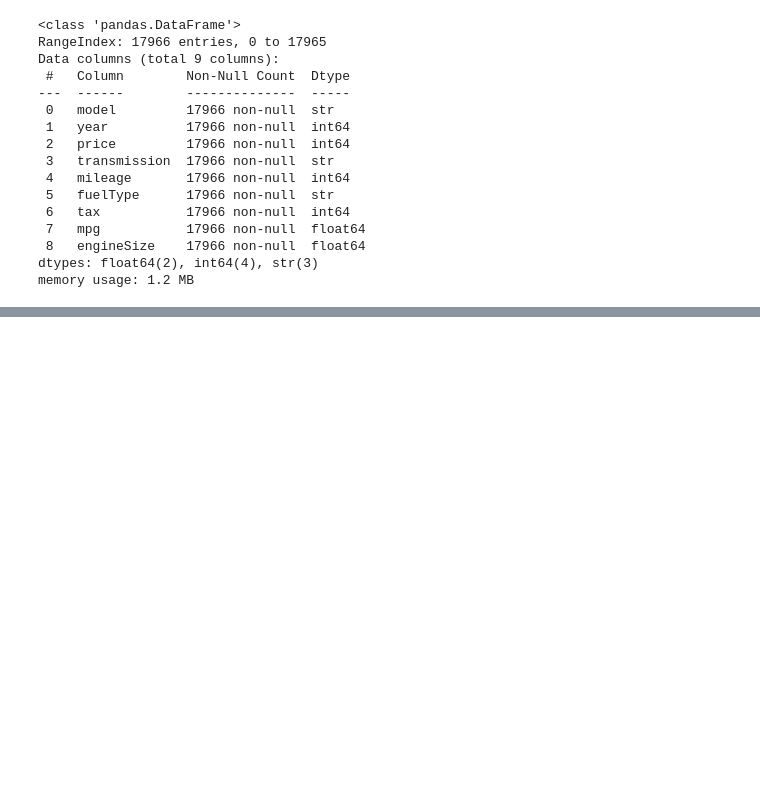
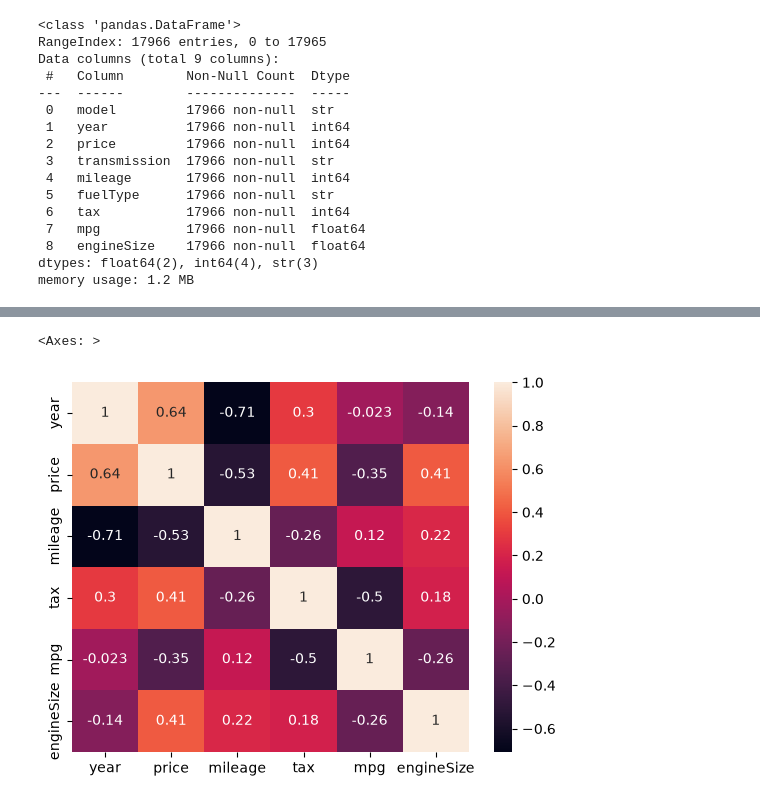
Before and after one commit to Shahria-Faysal/Car-Price-Prediction-Model, a Jupyter notebook: price_prediction.ipynb, the cells around one changed output, grey strips where cells are left out. Cells and saved outputs as stored; diff of their text form; code cells hidden in the pictures; blank space fills up the shorter version.

```diff
--- a/price_prediction.ipynb
+++ b/price_prediction.ipynb
@@ -39,0 +72,5 @@ memory usage: 1.2 MB
+# %%
+sns.heatmap(df.corr(numeric_only=True), annot=True)
+# %% [output]
+<Axes: >
+[figure, added]
```
Also changed, not shown: parts of 18 cells of this notebook.
